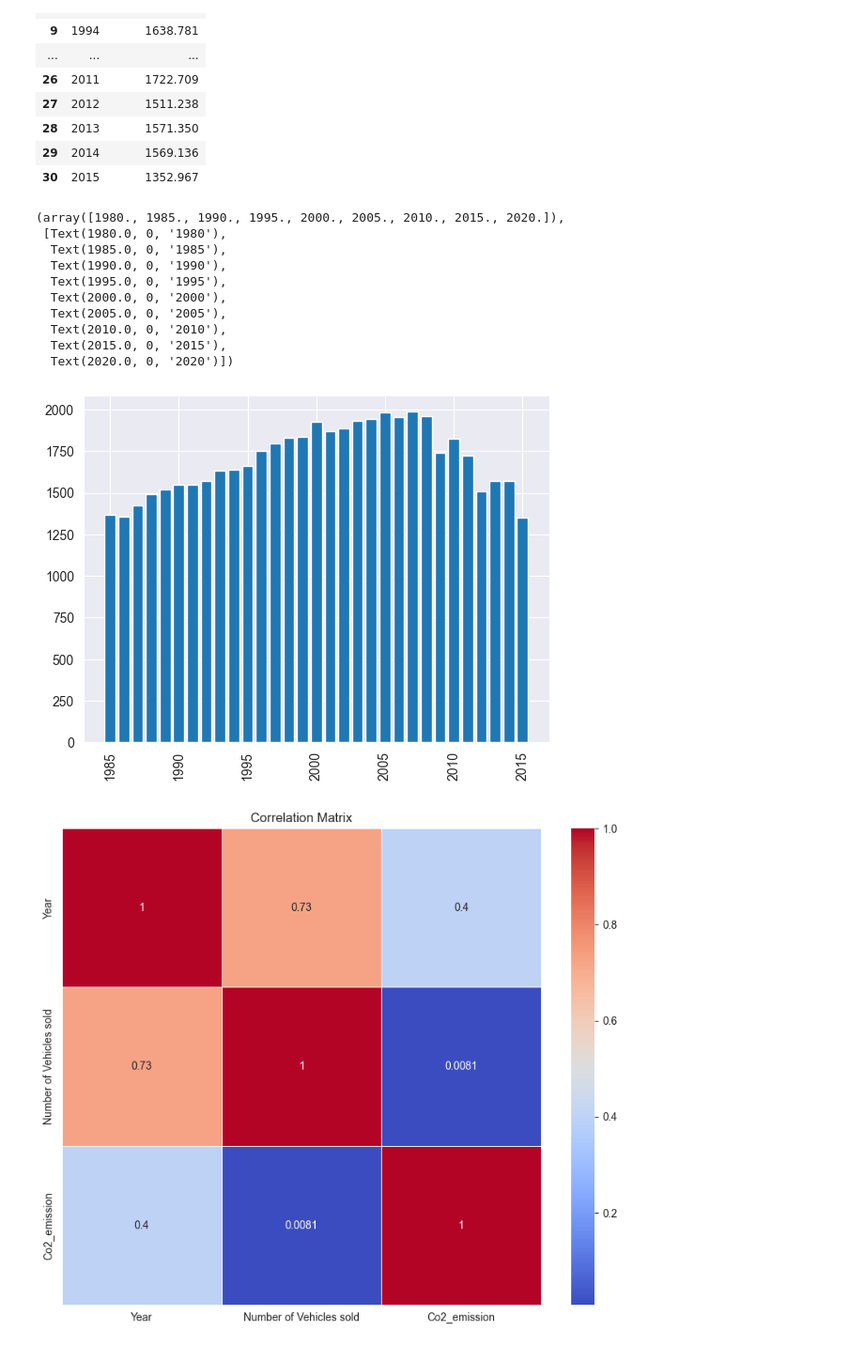
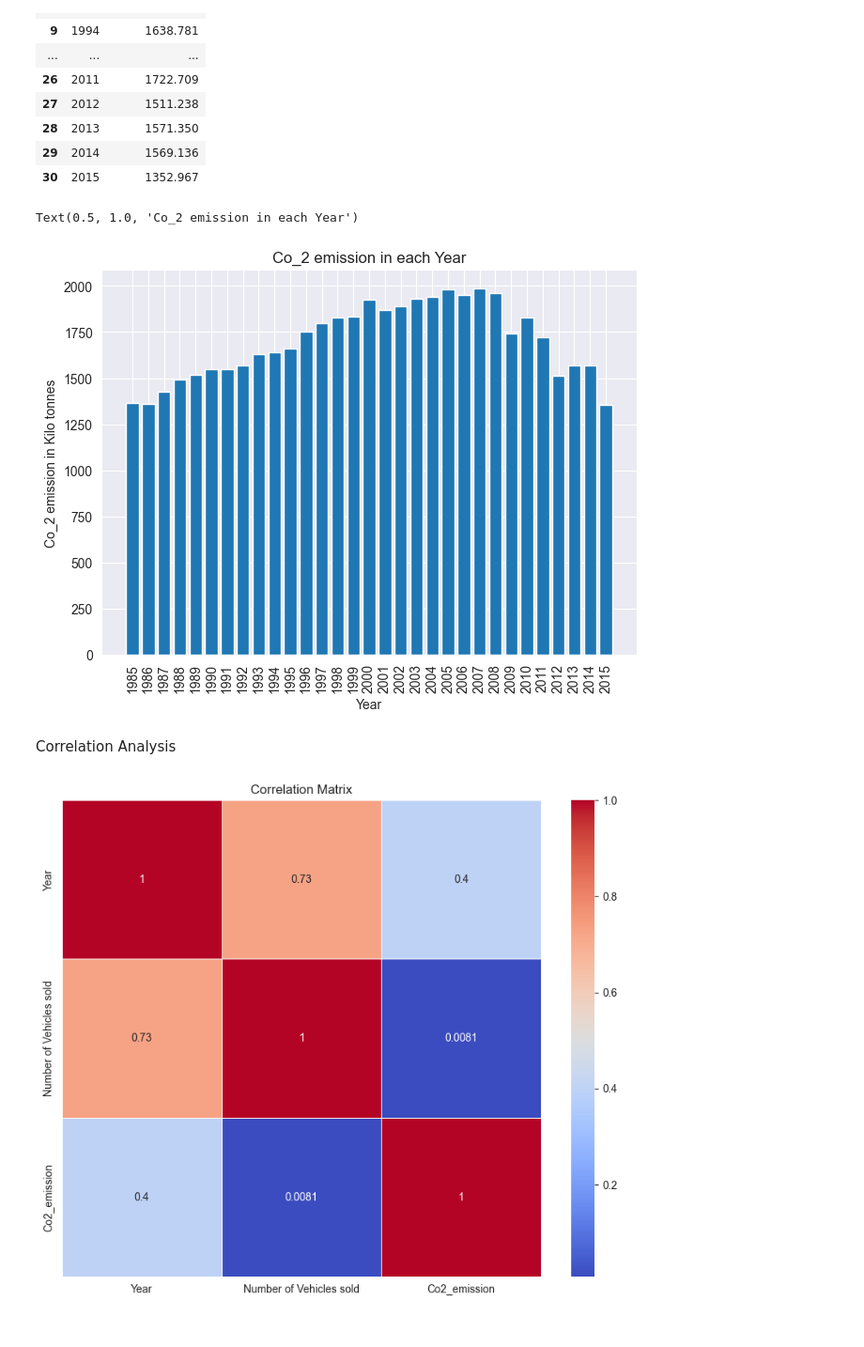
Before and after one commit to pratikraut3103/Data-engineering, a Jupyter notebook: project/report.ipynb, the cells around one changed output. Shown at 94% size. Saved outputs shown, nothing was run; the diff lists cells and outputs as text; code cells hidden in the pictures.

```diff
--- a/project/report.ipynb
+++ b/project/report.ipynb
@@ -107,20 +109,17 @@ co2_data
 | 30 | 2015 | 1352.967 |
 # %%
 plt.figure()
-plt.bar( co2_data['Year'],co2_data['Co2_emission'])
-plt.xticks(rotation=90)
+plt.bar(co2_data['Year'],co2_data['Co2_emission'])
+plt.xticks(co2_data['Year'],rotation=90)
+plt.tight_layout()
+plt.xlabel('Year')
+plt.ylabel('Co_2 emission in Kilo tonnes')
+plt.title('Co_2 emission in each Year')
 # %% [output]
-(array([1980., 1985., 1990., 1995., 2000., 2005., 2010., 2015., 2020.]),
- [Text(1980.0, 0, '1980'),
-  Text(1985.0, 0, '1985'),
-  Text(1990.0, 0, '1990'),
-  Text(1995.0, 0, '1995'),
-  Text(2000.0, 0, '2000'),
-  Text(2005.0, 0, '2005'),
-  Text(2010.0, 0, '2010'),
-  Text(2015.0, 0, '2015'),
-  Text(2020.0, 0, '2020')])
+Text(0.5, 1.0, 'Co_2 emission in each Year')
-[figure, old version]
+[figure, new version]
+# %% [markdown]
+Correlation Analysis
 # %%
 merged_data = pd.merge(vehicle_data, co2_data, on='Year')
 # %%
```
Also changed, not shown: parts of 7 cells of this notebook, 3 other files.
